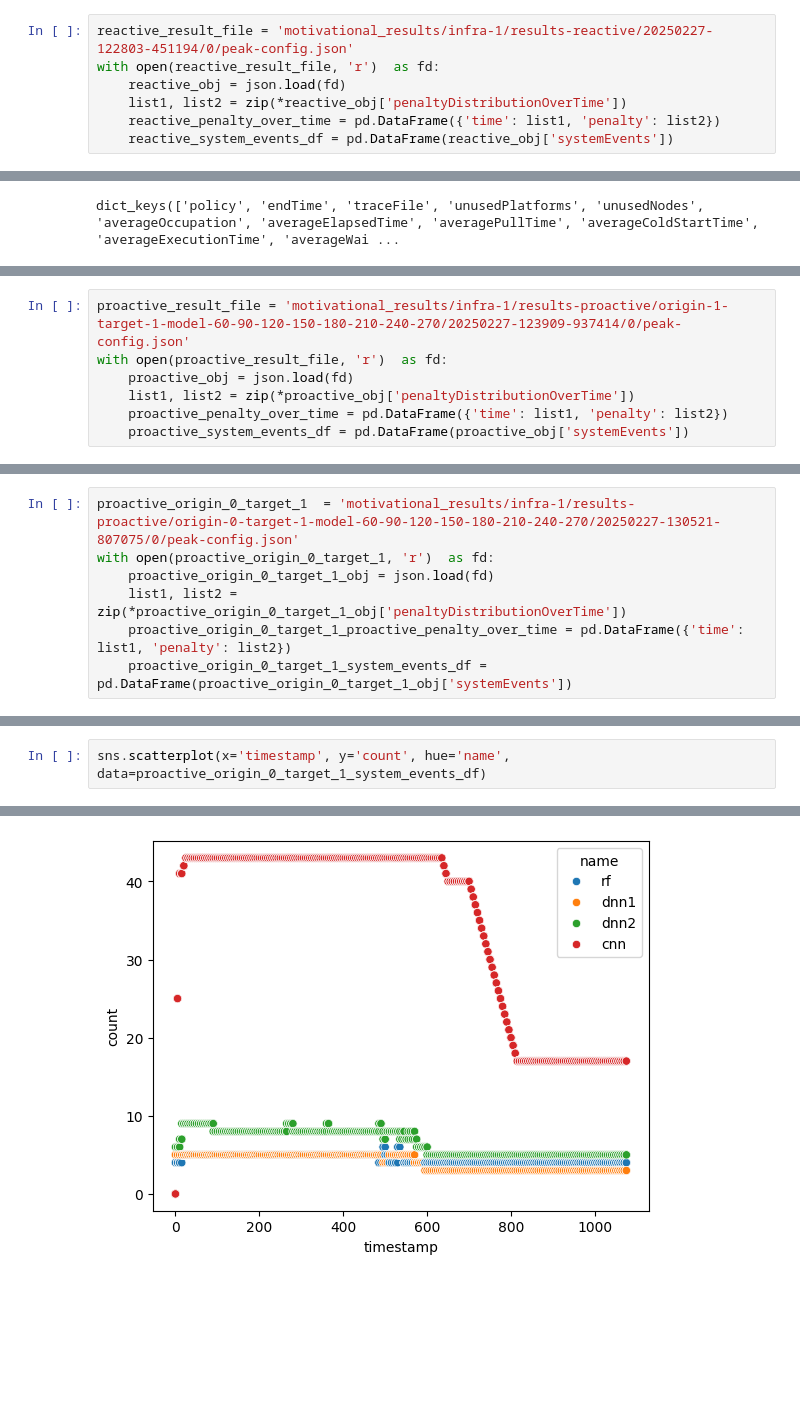
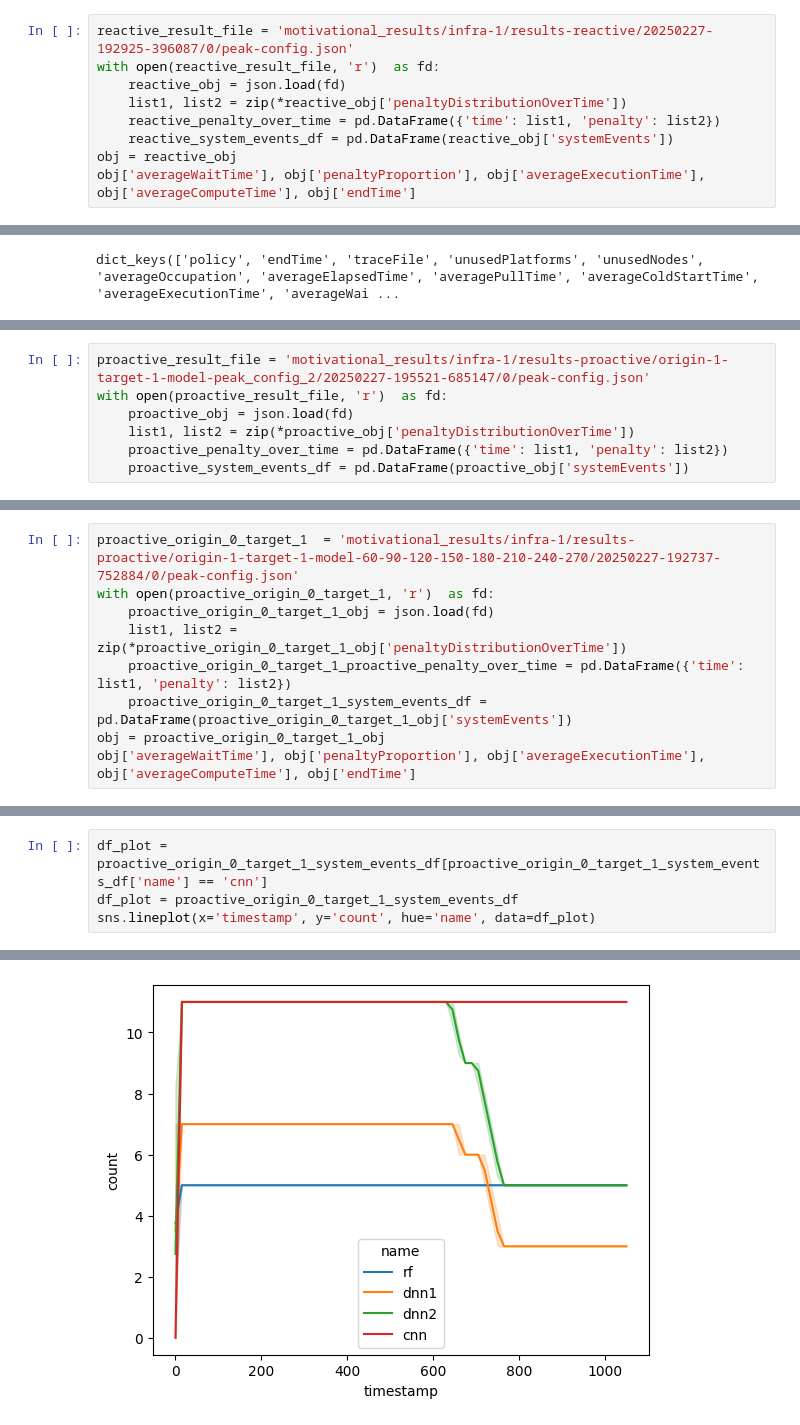
Before and after one commit to nikolalukic167/HeROsim, a Jupyter notebook: Moti.ipynb, the cells around one changed output, grey strips where cells are left out. Cells and saved outputs as stored; diff of their text form; blank space fills up the shorter version.

```diff
--- a/Moti.ipynb
+++ b/Moti.ipynb
@@ -7,9 +7,11 @@ from collections import defaultdict
 import json
 from matplotlib.ticker import MaxNLocator
 # %%
-reactive_result_file = 'motivational_results/infra-1/results-reactive/20250227-122803-451194/0/peak-config.json'
+reactive_result_file = 'motivational_results/infra-1/results-reactive/20250227-192925-396087/0/peak-config.json'
 with open(reactive_result_file, 'r')  as fd:
     reactive_obj = json.load(fd)
     list1, list2 = zip(*reactive_obj['penaltyDistributionOverTime'])
     reactive_penalty_over_time = pd.DataFrame({'time': list1, 'penalty': list2})
     reactive_system_events_df = pd.DataFrame(reactive_obj['systemEvents'])
+obj = reactive_obj
+obj['averageWaitTime'], obj['penaltyProportion'], obj['averageExecutionTime'], obj['averageComputeTime'], obj['endTime']
@@ -30,5 +38,5 @@ sns.scatterplot(x='timestamp', y='count', hue='name', data=reactive_system_event
 # %%
-proactive_result_file = 'motivational_results/infra-1/results-proactive/origin-1-target-1-model-60-90-120-150-180-210-240-270/20250227-123909-937414/0/peak-config.json'
+proactive_result_file = 'motivational_results/infra-1/results-proactive/origin-1-target-1-model-peak_config_2/20250227-195521-685147/0/peak-config.json'
 with open(proactive_result_file, 'r')  as fd:
     proactive_obj = json.load(fd)
     list1, list2 = zip(*proactive_obj['penaltyDistributionOverTime'])
@@ -47,7 +107,9 @@ sns.scatterplot(x='timestamp', y='count', hue='name', data=proactive_system_even
 # %%
-proactive_origin_0_target_1  = 'motivational_results/infra-1/results-proactive/origin-0-target-1-model-60-90-120-150-180-210-240-270/20250227-130521-807075/0/peak-config.json'
+proactive_origin_0_target_1  = 'motivational_results/infra-1/results-proactive/origin-1-target-1-model-60-90-120-150-180-210-240-270/20250227-192737-752884/0/peak-config.json'
 with open(proactive_origin_0_target_1, 'r')  as fd:
     proactive_origin_0_target_1_obj = json.load(fd)
     list1, list2 = zip(*proactive_origin_0_target_1_obj['penaltyDistributionOverTime'])
     proactive_origin_0_target_1_proactive_penalty_over_time = pd.DataFrame({'time': list1, 'penalty': list2})
     proactive_origin_0_target_1_system_events_df = pd.DataFrame(proactive_origin_0_target_1_obj['systemEvents'])
+obj = proactive_origin_0_target_1_obj
+obj['averageWaitTime'], obj['penaltyProportion'], obj['averageExecutionTime'], obj['averageComputeTime'], obj['endTime']
@@ -59,8 +132,10 @@ sns.scatterplot(x='time', y='penalty', data=proactive_origin_0_target_1_proactiv
 # %%
-sns.scatterplot(x='timestamp', y='count', hue='name', data=proactive_origin_0_target_1_system_events_df)
+df_plot = proactive_origin_0_target_1_system_events_df[proactive_origin_0_target_1_system_events_df['name'] == 'cnn']
+df_plot = proactive_origin_0_target_1_system_events_df
+sns.lineplot(x='timestamp', y='count', hue='name', data=df_plot)
 # %% [output]
 <Axes: xlabel='timestamp', ylabel='count'>
-[figure, old version]
+[figure, new version]
 # %%
 def plot_comparison(original_data):
     # Create dictionaries to store counts per timestamp
```
Also changed, not shown: parts of 15 cells of this notebook, 8 other files.
